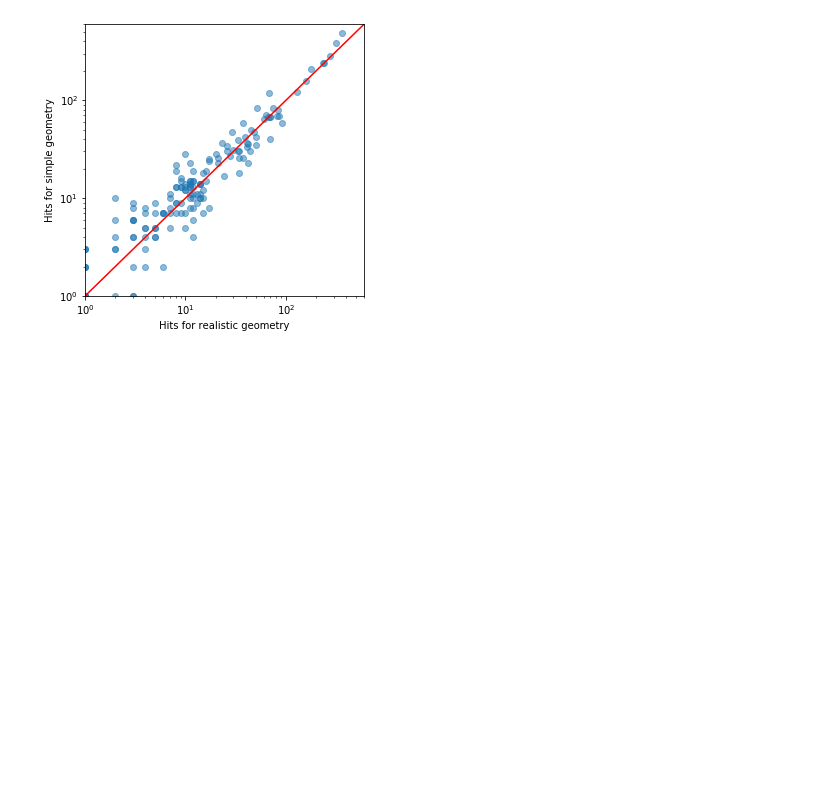
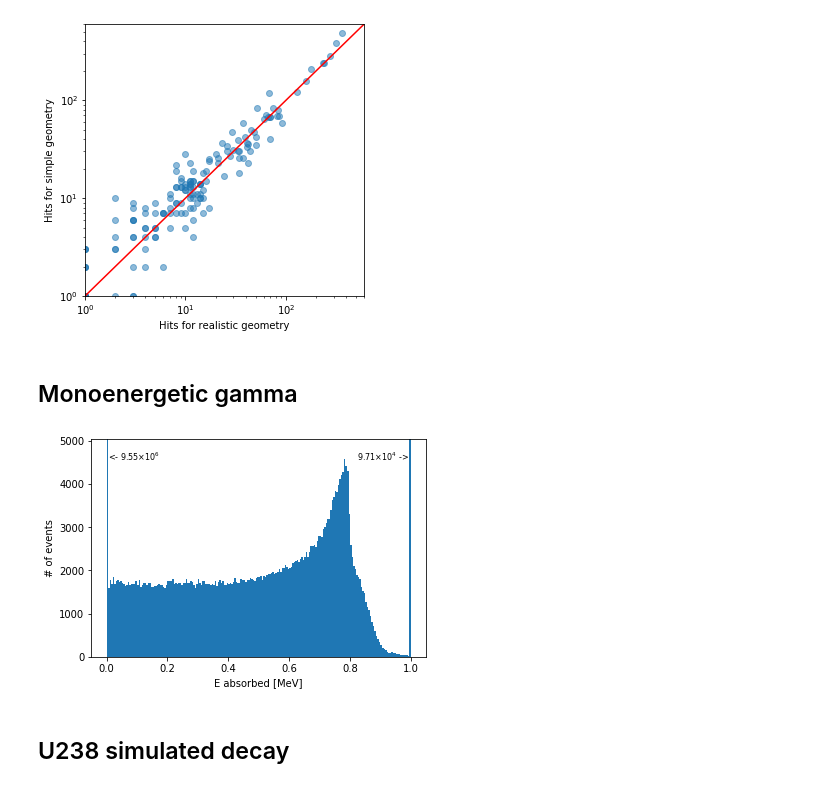
Before and after one commit to Balazzs/HPGECalorimeter, a Jupyter notebook: Analysis.ipynb, the cells around one changed output. Saved outputs shown, nothing was run; the diff lists cells and outputs as text; code cells hidden in the pictures; blank space fills up the shorter version.

```diff
--- a/Analysis.ipynb
+++ b/Analysis.ipynb
@@ -347,0 +352,10 @@ plt.savefig("figures/U_238_table_simple_vs_real_geom.svg")
+# %% [markdown]
+## Monoenergetic gamma
+# %%
+data_mono_real_geom = read_with_angle("data/real_geom_monoenergetic_1MeV_5cm/")
+# %%
+SimpleHistogram(data_mono_real_geom["Energy"])
+# %% [output]
+[figure, added]
+# %% [markdown]
+## U238 simulated decay
```
Also changed, not shown: parts of 7 cells of this notebook, 12 other files.
